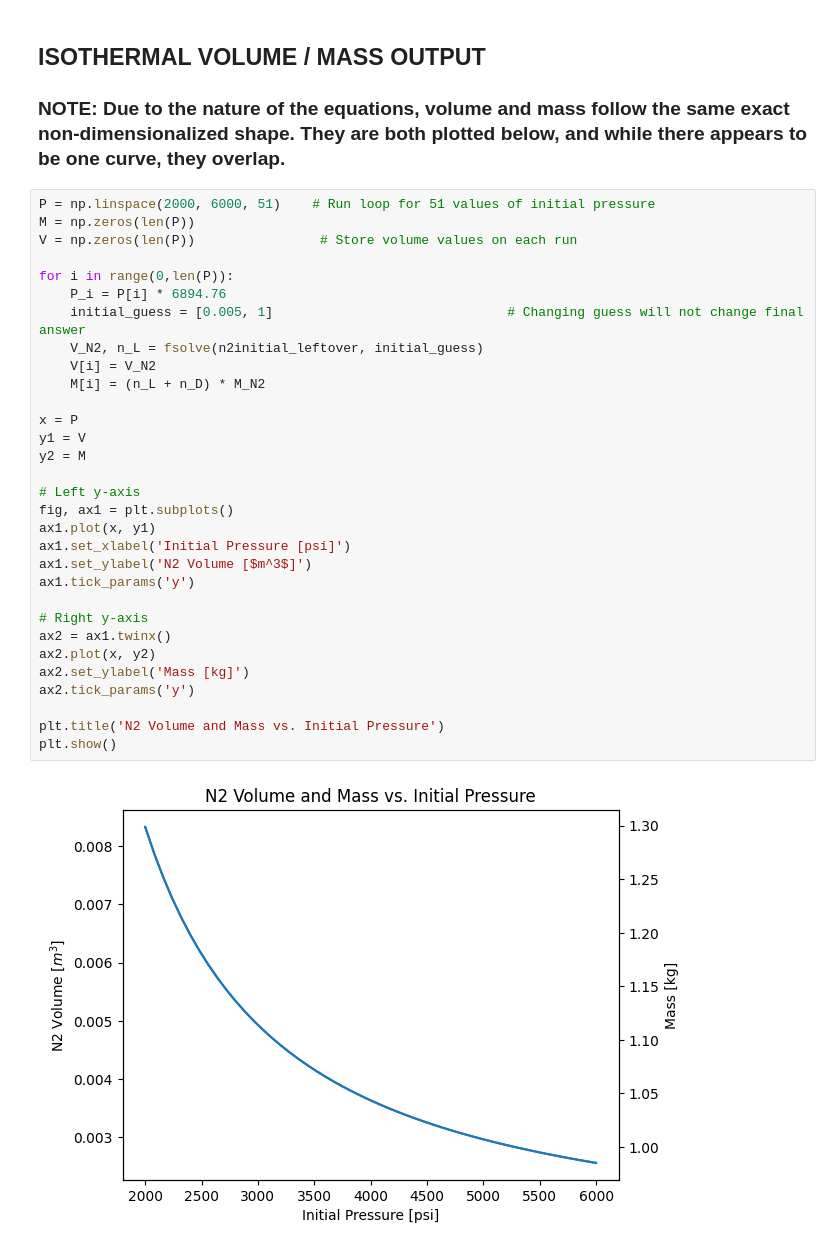
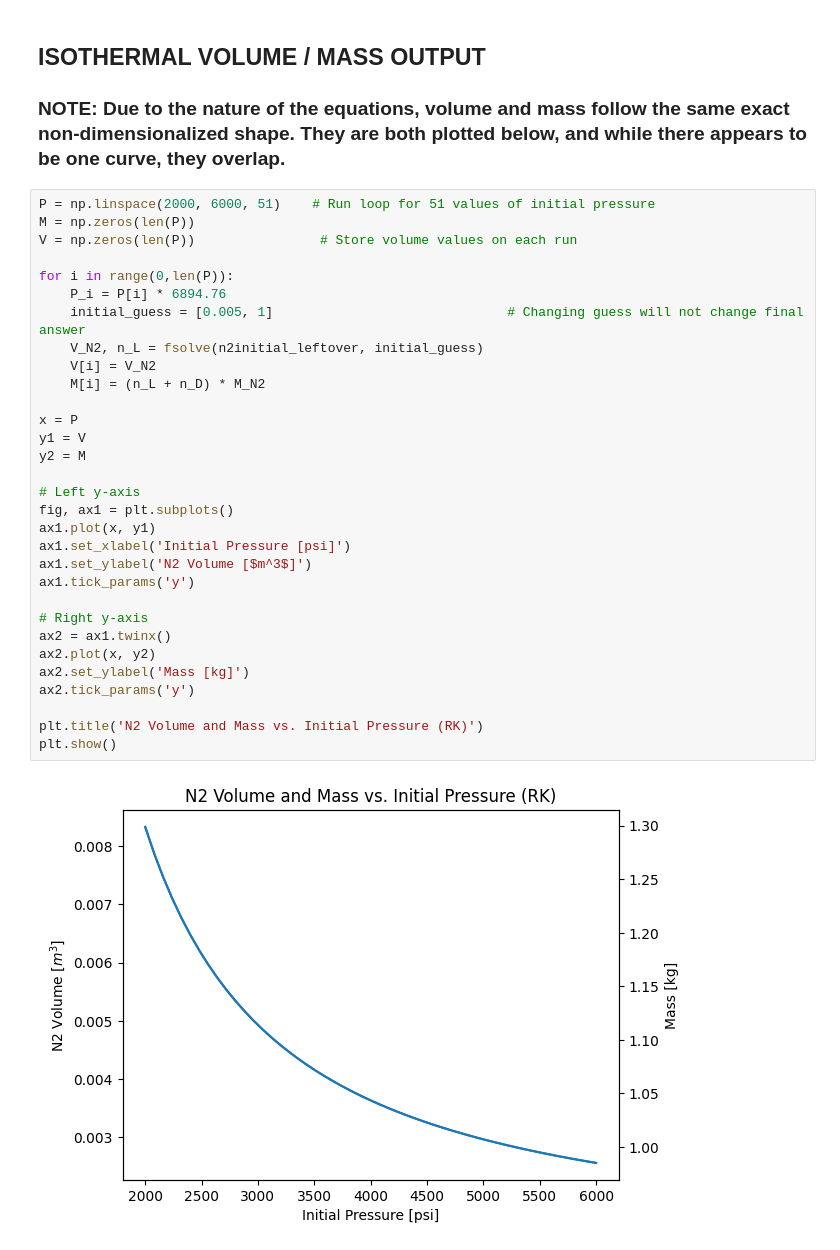
Before and after one commit to UC-Davis-APRL/Propellant-feed, a Jupyter notebook: Tank Sizing Calculator/tankSizing.ipynb, the cells around one changed output. Saved outputs shown, nothing was run; the diff lists cells and outputs as text.

```diff
--- a/Tank Sizing Calculator/tankSizing.ipynb
+++ b/Tank Sizing Calculator/tankSizing.ipynb
@@ -265,32 +271,32 @@ total N2 mass (kg) = 0.9850651936710895
 P = np.linspace(2000, 6000, 51)    # Run loop for 51 values of initial pressure
 M = np.zeros(len(P))
 V = np.zeros(len(P))                # Store volume values on each run
 
 for i in range(0,len(P)):
     P_i = P[i] * 6894.76
     initial_guess = [0.005, 1]                              # Changing guess will not change final answer
     V_N2, n_L = fsolve(n2initial_leftover, initial_guess)
     V[i] = V_N2
     M[i] = (n_L + n_D) * M_N2
 
 x = P
 y1 = V
 y2 = M
 
 # Left y-axis
 fig, ax1 = plt.subplots()
 ax1.plot(x, y1)
 ax1.set_xlabel('Initial Pressure [psi]')
 ax1.set_ylabel('N2 Volume [$m^3$]')
 ax1.tick_params('y')
 
 # Right y-axis
 ax2 = ax1.twinx()
 ax2.plot(x, y2)
 ax2.set_ylabel('Mass [kg]')
 ax2.tick_params('y')
 
-plt.title('N2 Volume and Mass vs. Initial Pressure')
+plt.title('N2 Volume and Mass vs. Initial Pressure (RK)')
 plt.show()
 # %% [output]
-[figure, old version]
+[figure, new version]
```
Also changed, not shown: parts of 6 cells of this notebook.
